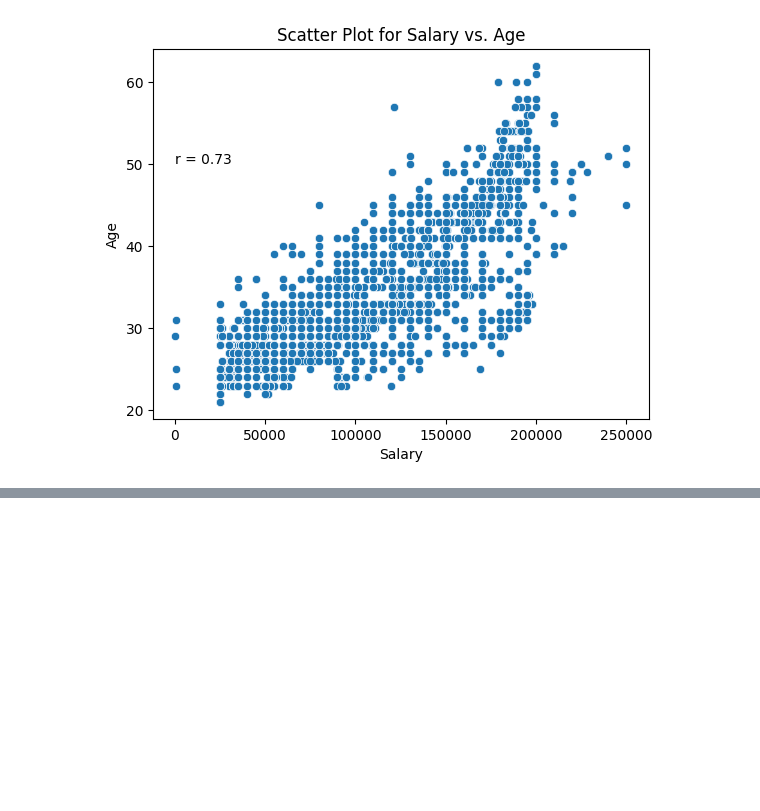
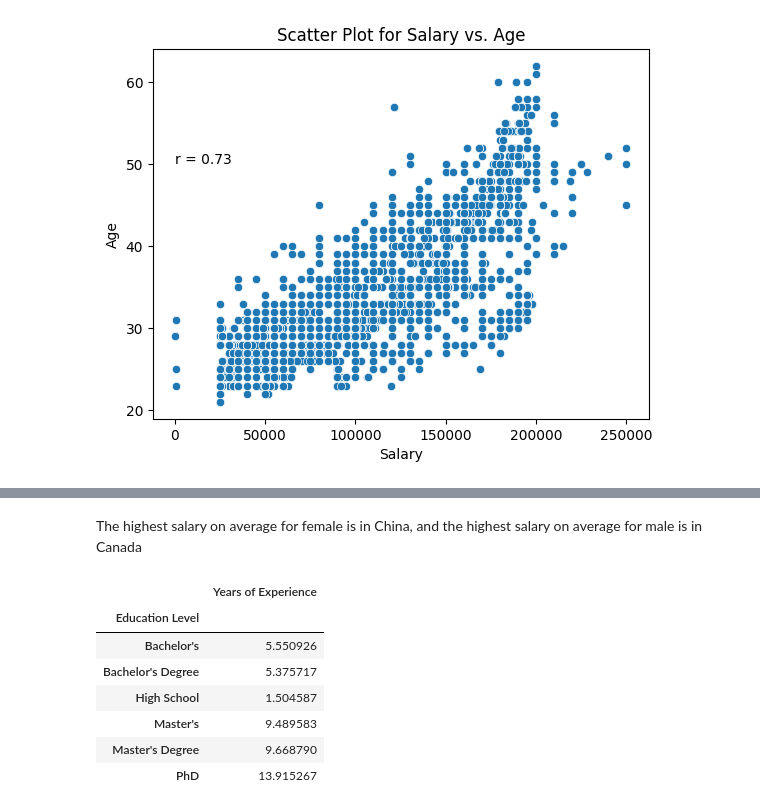
Before and after one commit to JayaWinata/Salary-EDA, a Jupyter notebook: Salary_EDA.ipynb, the cells around one changed output, grey strips where cells are left out. Cells and saved outputs as stored; diff of their text form; code cells hidden in the pictures; blank space fills up the shorter version.

```diff
--- a/Salary_EDA.ipynb
+++ b/Salary_EDA.ipynb
@@ -108,0 +134,13 @@ Text(3, 50, 'r = 0.73')
+# %% [markdown]
+The highest salary on average for female is in China, and the highest salary on average for male is in Canada
+# %%
+pd.pivot_table(data=df,index='Education Level',values='Years of Experience')
+# %% [output]
+|  | Years of Experience |
+| Education Level |  |
+| Bachelor's | 5.550926 |
+| Bachelor's Degree | 5.375717 |
+| High School | 1.504587 |
+| Master's | 9.489583 |
+| Master's Degree | 9.668790 |
+| PhD | 13.915267 |
```
Also changed, not shown: parts of 9 cells of this notebook.
